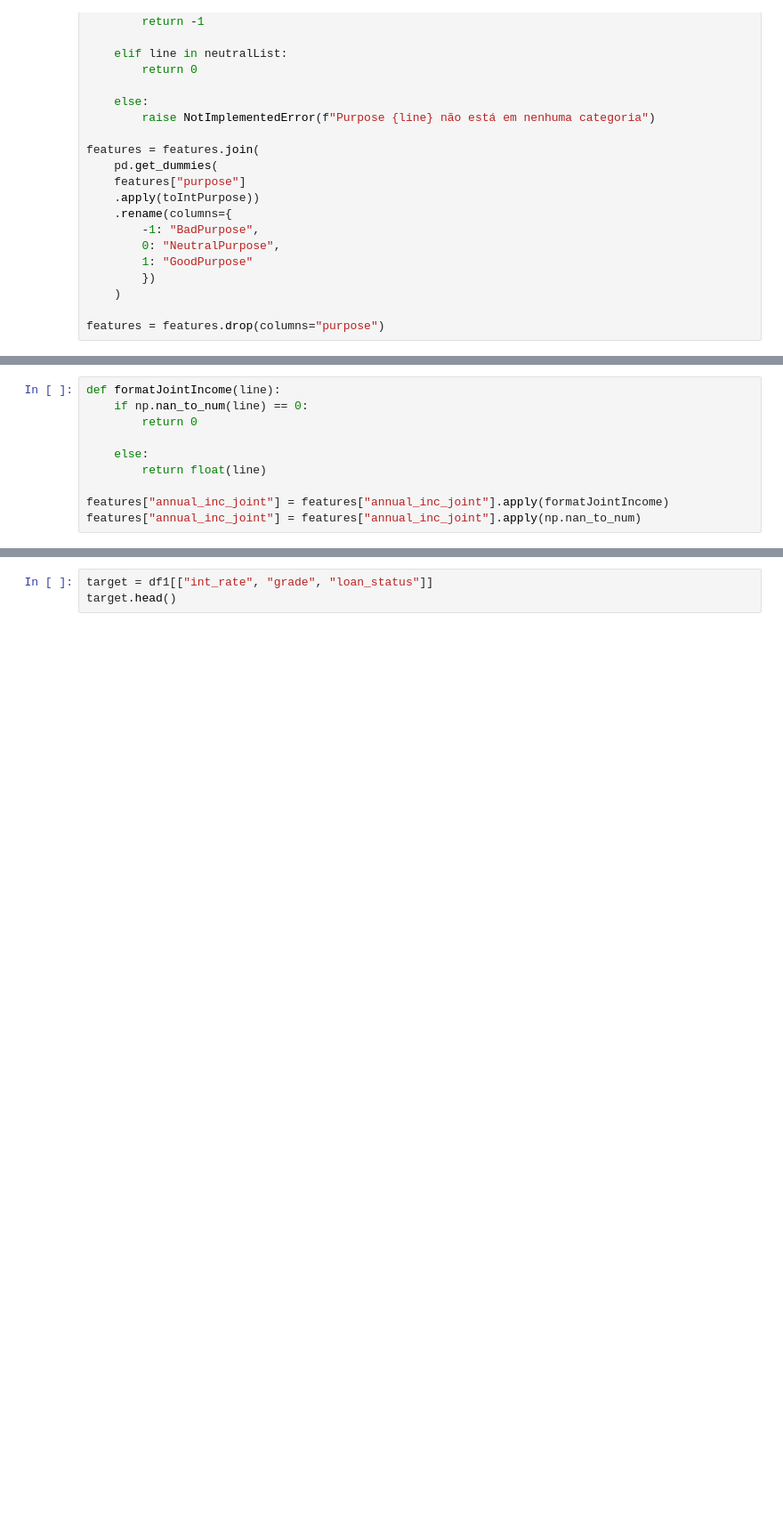
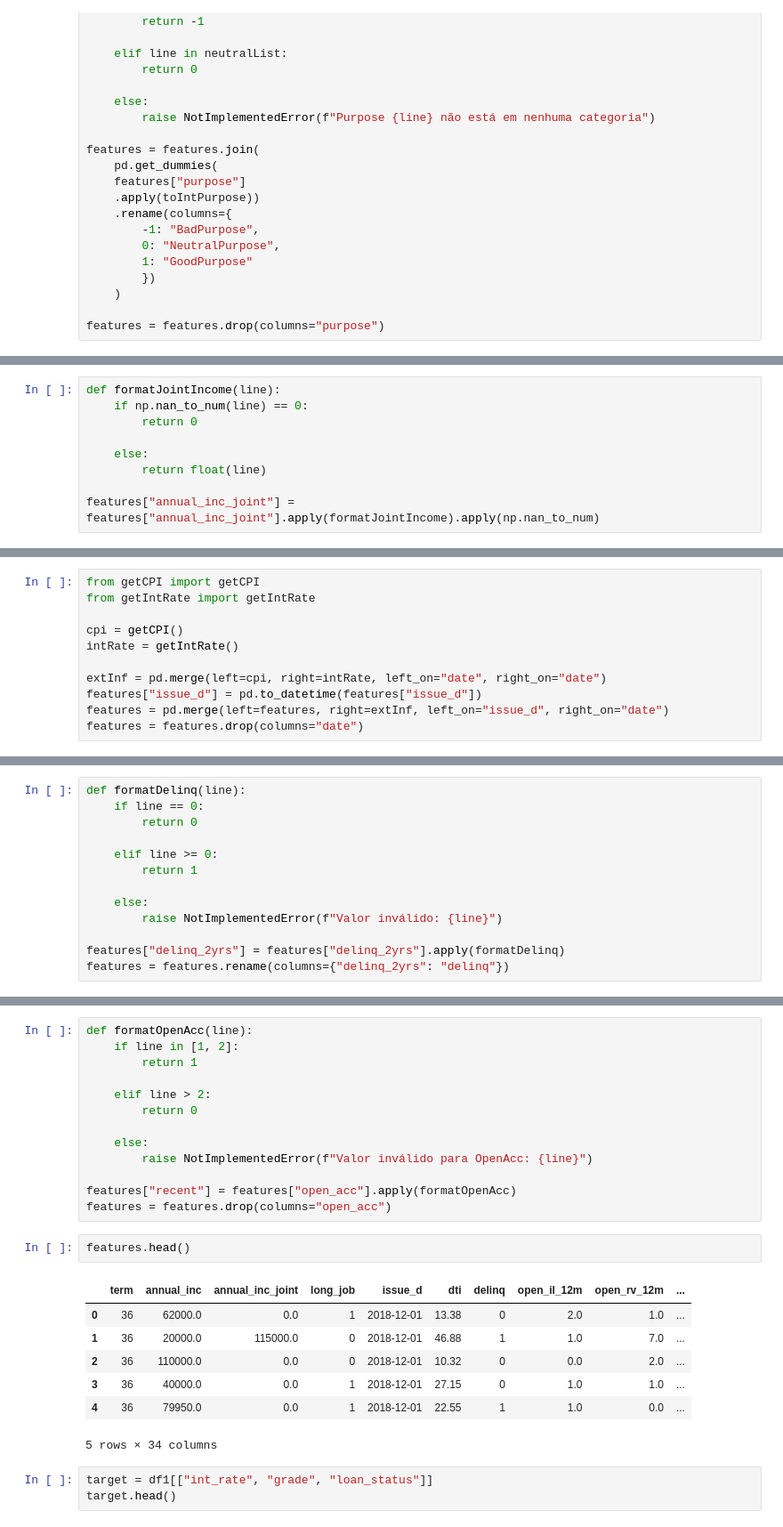
Before and after one commit to rstellet8/p2-inteligencia, a Jupyter notebook: featureDiscovery.ipynb, the cells around one changed output, grey strips where cells are left out. Shown at 89% size. Cells and saved outputs as stored; diff of their text form; blank space fills up the shorter version.

```diff
--- a/featureDiscovery.ipynb
+++ b/featureDiscovery.ipynb
@@ -175,8 +173,7 @@ def formatJointIncome(line):
     else:
         return float(line)
 
-features["annual_inc_joint"] = features["annual_inc_joint"].apply(formatJointIncome)
-features["annual_inc_joint"] = features["annual_inc_joint"].apply(np.nan_to_num)
+features["annual_inc_joint"] = features["annual_inc_joint"].apply(formatJointIncome).apply(np.nan_to_num)
 # %% [markdown]
 ## Formatação da data da operação
 
@@ -198,0 +181,11 @@ Name: issue_d, Length: 10000, dtype: datetime64[ns]
+# %%
+from getCPI import getCPI
+from getIntRate import getIntRate
+
+cpi = getCPI()
+intRate = getIntRate()
+
+extInf = pd.merge(left=cpi, right=intRate, left_on="date", right_on="date")
+features["issue_d"] = pd.to_datetime(features["issue_d"])
+features = pd.merge(left=features, right=extInf, left_on="issue_d", right_on="date")
+features = features.drop(columns="date")
@@ -198,0 +201,13 @@ Name: issue_d, Length: 10000, dtype: datetime64[ns]
+# %%
+def formatDelinq(line):
+    if line == 0:
+        return 0
+
+    elif line >= 0:
+        return 1
+
+    else:
+        raise NotImplementedError(f"Valor inválido: {line}")
+
+features["delinq_2yrs"] = features["delinq_2yrs"].apply(formatDelinq)
+features = features.rename(columns={"delinq_2yrs": "delinq"})
@@ -199,3 +222,26 @@ Name: issue_d, Length: 10000, dtype: datetime64[ns]
+# %%
+def formatOpenAcc(line):
+    if line in [1, 2]:
+        return 1
+
+    elif line > 2:
+        return 0
+
+    else:
+        raise NotImplementedError(f"Valor inválido para OpenAcc: {line}")
+
+features["recent"] = features["open_acc"].apply(formatOpenAcc)
+features = features.drop(columns="open_acc")
+# %%
+features.head()
+# %% [output]
+|  | term | annual_inc | annual_inc_joint | long_job | issue_d | dti | delinq | open_il_12m | open_rv_12m | ... |
+| 0 | 36 | 62000.0 | 0.0 | 1 | 2018-12-01 | 13.38 | 0 | 2.0 | 1.0 | ... |
+| 1 | 36 | 20000.0 | 115000.0 | 0 | 2018-12-01 | 46.88 | 1 | 1.0 | 7.0 | ... |
+| 2 | 36 | 110000.0 | 0.0 | 0 | 2018-12-01 | 10.32 | 0 | 0.0 | 2.0 | ... |
+| 3 | 36 | 40000.0 | 0.0 | 1 | 2018-12-01 | 27.15 | 0 | 1.0 | 1.0 | ... |
+| 4 | 36 | 79950.0 | 0.0 | 1 | 2018-12-01 | 22.55 | 1 | 1.0 | 0.0 | ... |
+5 rows × 34 columns
 # %%
 target = df1[["int_rate", "grade", "loan_status"]]
 target.head()
```
Also changed, not shown: parts of 7 cells of this notebook, 3 other files.
